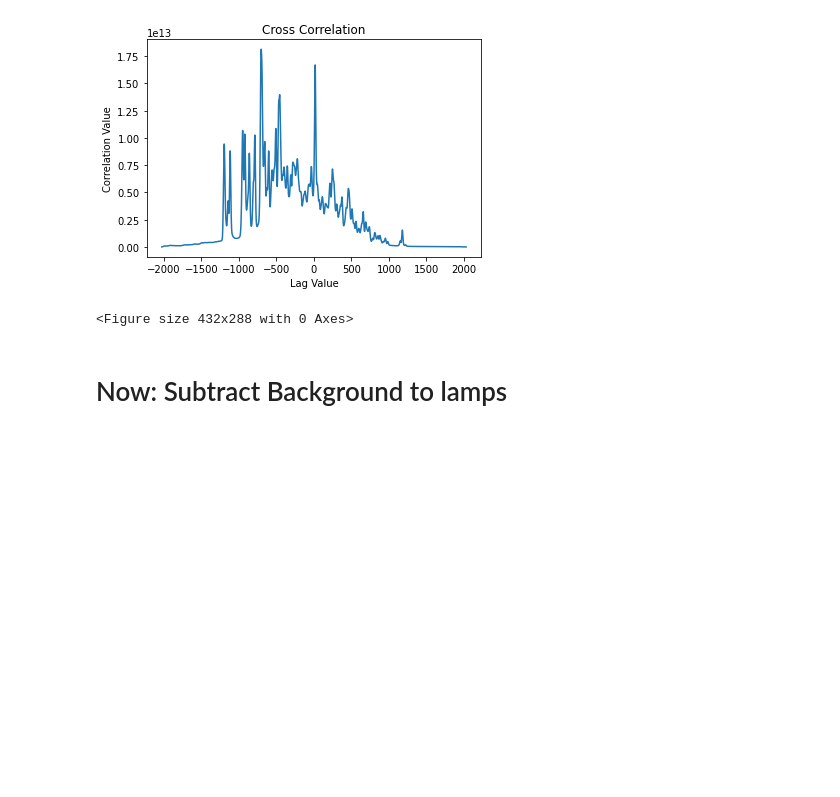
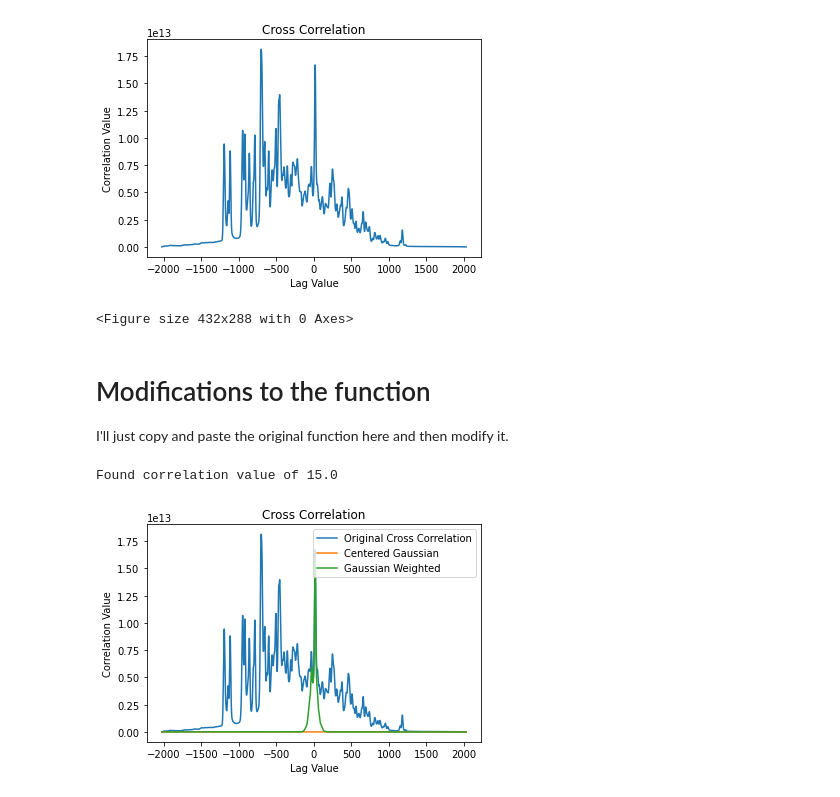
Before and after one commit to simontorres/general_documentation, a Jupyter notebook: jupyter-notebooks/pipeline_development/Improve Global Cross Correlation.ipynb, the cells around one changed output. Drawn from its saved outputs; the diff is of its cells as text; code cells hidden in the pictures; blank space fills up the shorter version.

```diff
--- a/jupyter-notebooks/pipeline_development/Improve Global Cross Correlation.ipynb
+++ b/jupyter-notebooks/pipeline_development/Improve Global Cross Correlation.ipynb
@@ -58,4 +49,6 @@ global_cross_correlation = cross_correlation(reference=ref.data, compared=new.da
 [figure]
 <Figure size 432x288 with 0 Axes>
 # %% [markdown]
-# Now: Subtract Background to lamps
+# Modifications to the function
+
+I'll just copy and paste the original function here and then modify it.
@@ -61,0 +149,5 @@ global_cross_correlation = cross_correlation(reference=ref.data, compared=new.da
+# %%
+global_cross_correlation = cross_correlation_2(reference=ref.data, compared=new.data, slit_size=slit_size, serial_binning=2, preference='center', plot=True)
+# %% [output]
+Found correlation value of 15.0
+[figure, added]
```
Also changed, not shown: parts of 8 cells of this notebook.
